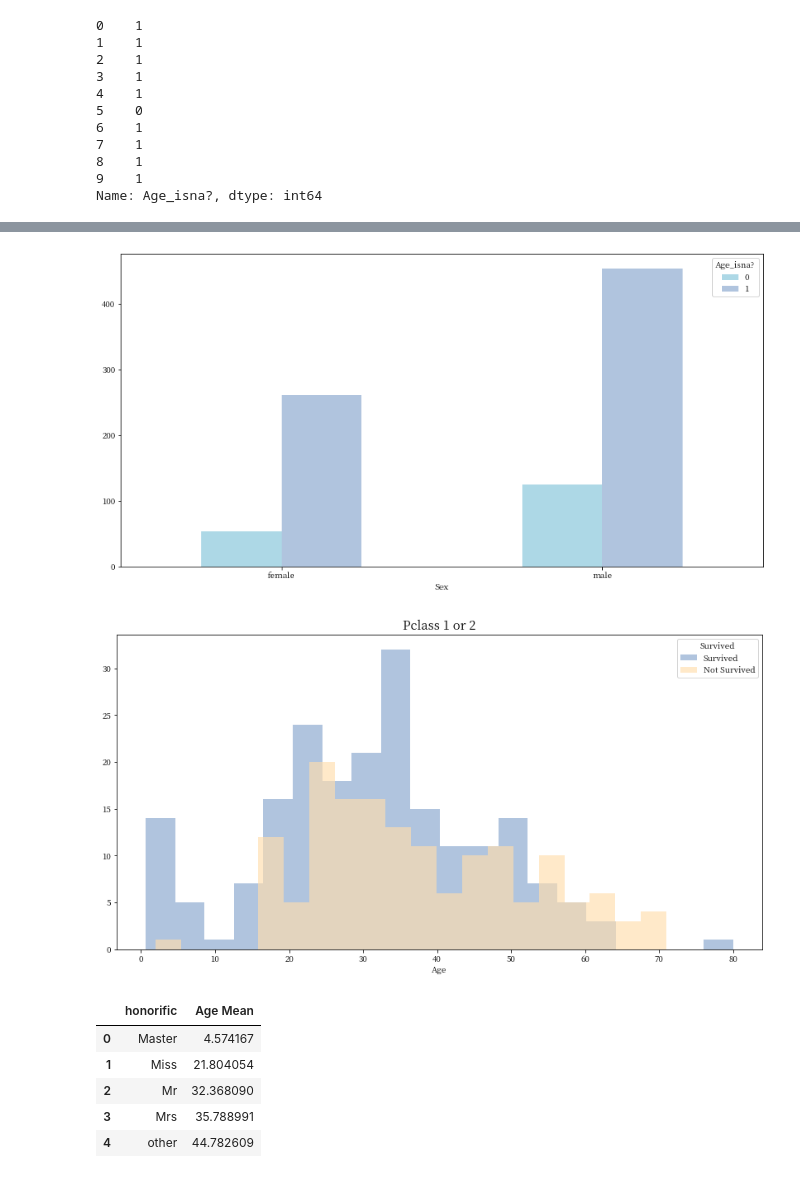
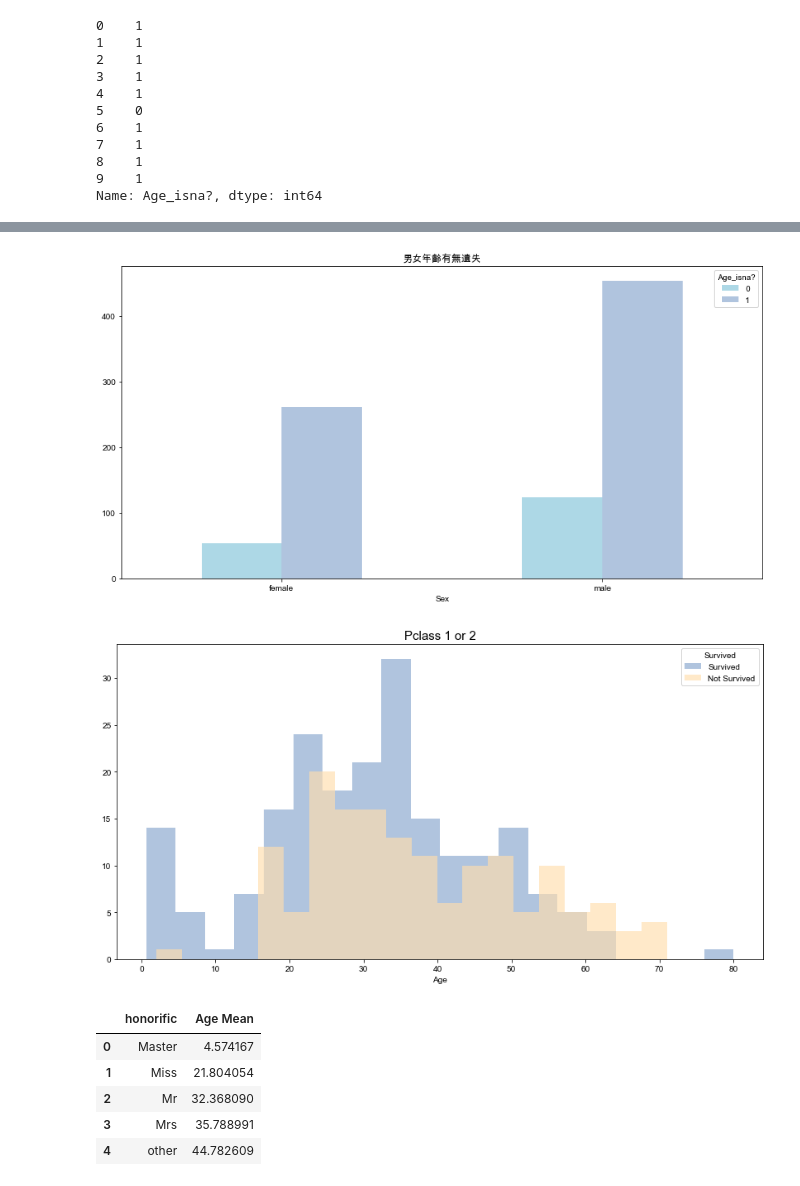
Before and after one commit to FangYuC/AI, a Jupyter notebook: Titanic.ipynb, the cells around one changed output, grey strips where cells are left out. Cells and saved outputs as stored; diff of their text form; code cells hidden in the pictures.

```diff
--- a/Titanic.ipynb
+++ b/Titanic.ipynb
@@ -183,5 +198,8 @@ memory usage: 69.7+ KB
 # %%
-import mpl_tc_fonts
+from matplotlib.font_manager import FontProperties as font
+plt.rcParams['font.sans-serif']=['Arial Unicode MS']
+plt.rcParams['axes.unicode_minus']=False
+
 fig, (ax1, ax2) = plt.subplots(1, 2, sharex = True, sharey = True, figsize = (14, 7))
 ax1.hist(train[train['Sex'] == 'female']['Age'], color = 'navajowhite')
 ax1.set_title('女生人數', fontsize = 15)
@@ -200,7 +218,10 @@ plt.grid(True)
 [figure]
 # %%
 # 生存比例
-import mpl_tc_fonts
+from matplotlib.font_manager import FontProperties as font
+plt.rcParams['font.sans-serif']=['Arial Unicode MS']
+plt.rcParams['axes.unicode_minus']=False
+
 plt.figure(figsize = (13, 5))
 plt.title("Survival Rate", fontsize = 15)
 plt.pie(train.groupby('Survived')['Survived'].count(), labels = ['No', 'Yes'], shadow=True, autopct='%1.1f%%',
@@ -212,7 +233,10 @@ plt.show()
 # %% [output]
 [figure]
 # %%
-import mpl_tc_fonts
+from matplotlib.font_manager import FontProperties as font
+plt.rcParams['font.sans-serif']=['Arial Unicode MS']
+plt.rcParams['axes.unicode_minus']=False
+
 plt.figure(figsize = (14, 7))
 plt.hist(train['Age'], color = 'navajowhite')
 plt.title('年齡分佈', fontsize = 15)
@@ -222,7 +246,10 @@ plt.grid(True)
 # %% [output]
 [figure]
 # %%
-import mpl_tc_fonts
+from matplotlib.font_manager import FontProperties as font
+plt.rcParams['font.sans-serif']=['Arial Unicode MS']
+plt.rcParams['axes.unicode_minus']=False
+
 bars = ['1st', '2nd', '3rd']
 height = train.groupby('Pclass')['Pclass'].count()
 x_pos = [1, 2, 3]
@@ -504,10 +563,11 @@ plt.show()
 # %%
-train.groupby('Sex')[['Sex', 'Age_isna?']].value_counts().unstack().plot(kind = 'bar', color = ['lightblue', 'lightsteelblue']
+train.groupby(['Sex', 'Age_isna?']).size().unstack().plot(kind = 'bar', color = ['lightblue', 'lightsteelblue']
                                                                         , figsize = (14, 7))
 plt.xticks(rotation = 0)
+plt.title('男女年齡有無遺失')
 plt.show()
 # %% [output]
-[figure, old version]
+[figure, new version]
 # %%
 Age_12_sur = (train['Age_isna?'] == 1) & (train['Pclass'] != 3) & (train['Survived'] == 1)
 Agena_12_nosur = (train['Age_isna?'] == 1) & (train['Pclass'] != 3) & (train['Survived'] == 0)
@@ -525,7 +585,7 @@ plt.show()
 
 # 年齡和是否生存有關
 # %% [output]
-[figure, old version]
+[figure, new version]
 # %%
 Age_mean = train.groupby('honorific')[['honorific', 'Age']].mean()
 Age_median = train.groupby('honorific')[['honorific', 'Age']].median()
```
Also changed, not shown: parts of 48 cells of this notebook.
